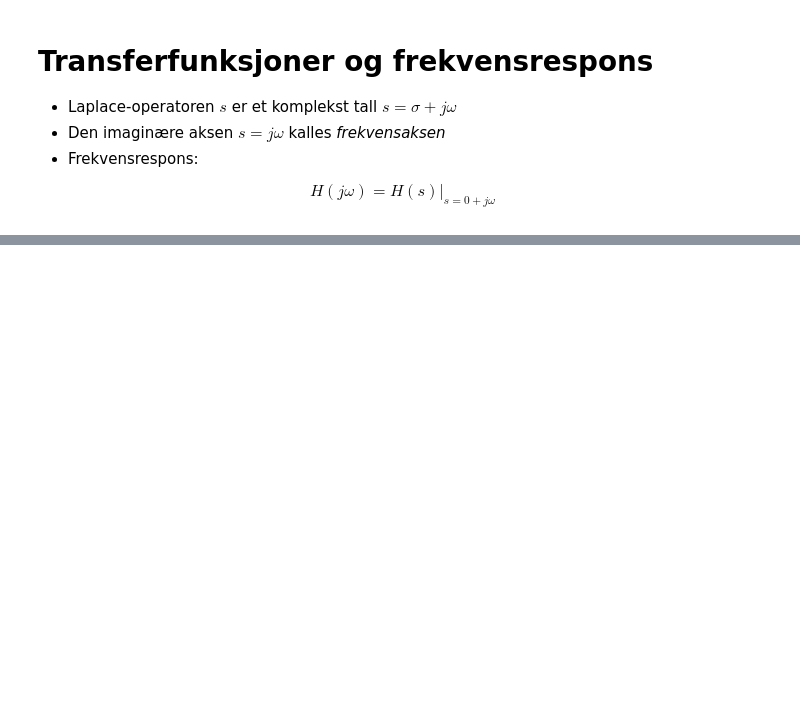
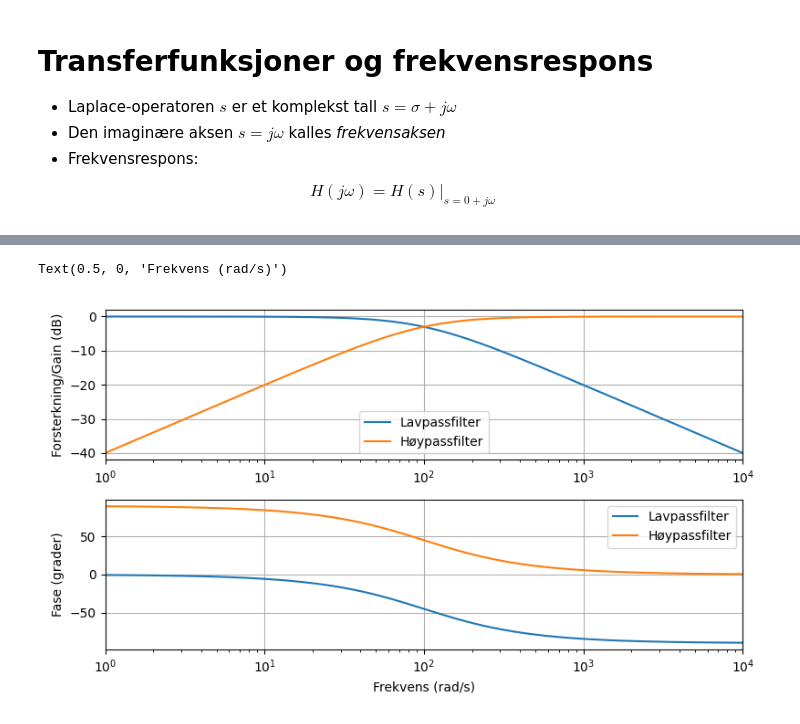
Before and after one commit to kaierih/AIS1004_Forelesninger, a Jupyter notebook: Uke08_Frekvensrespons.ipynb, the cells around one changed output, grey strips where cells are left out. Saved outputs shown, nothing was run; the diff lists cells and outputs as text; code cells hidden in the pictures; blank space fills up the shorter version.

```diff
--- a/Uke08_Frekvensrespons.ipynb
+++ b/Uke08_Frekvensrespons.ipynb
@@ -341,3 +373,33 @@ $$\omega_c = \frac{1}{RC} = \frac{1}{\tau}$$
+# %%
+w_c = 100
+num_lp = [w_c]  # w_c*s^0
+num_hp = [1, 0] # 1*s^1 + 0*s^0
+den = [1, w_c]  # 1*s^1 + w_c*s^0
+
+# Lag "krets-objektene"
+sys_lp = sig.TransferFunction(num_lp, den)
+sys_hp = sig.TransferFunction(num_hp, den)
+
+# Bruke bode()-funksjonen til å generere frekvensresponsen
+w, mag_lp, phase_lp = sig.bode(sys_lp, w=np.logspace(0, 4, 201))
+_, mag_hp, phase_hp = sig.bode(sys_hp, w=np.logspace(0, 4, 201))
+
+# Vis bode-plottet
+plt.close(6);plt.figure(6)
+plt.subplot(2,1,1)
+plt.semilogx(w, mag_lp, label="Lavpassfilter")
+plt.semilogx(w, mag_hp, label="Høypassfilter")
+plt.legend()
+plt.ylabel("Forsterkning/Gain (dB)")
+plt.subplot(2,1,2)
+plt.semilogx(w, phase_lp, label="Lavpassfilter")
+plt.semilogx(w, phase_hp, label="Høypassfilter")
+plt.legend()
+plt.ylabel("Fase (grader)")
+plt.xlabel("Frekvens (rad/s)")
+# %% [output]
+Text(0.5, 0, 'Frekvens (rad/s)')
+[figure, added]
 # %% [markdown]
 ## Quiz:
 
```
Also changed, not shown: parts of 25 cells of this notebook.
